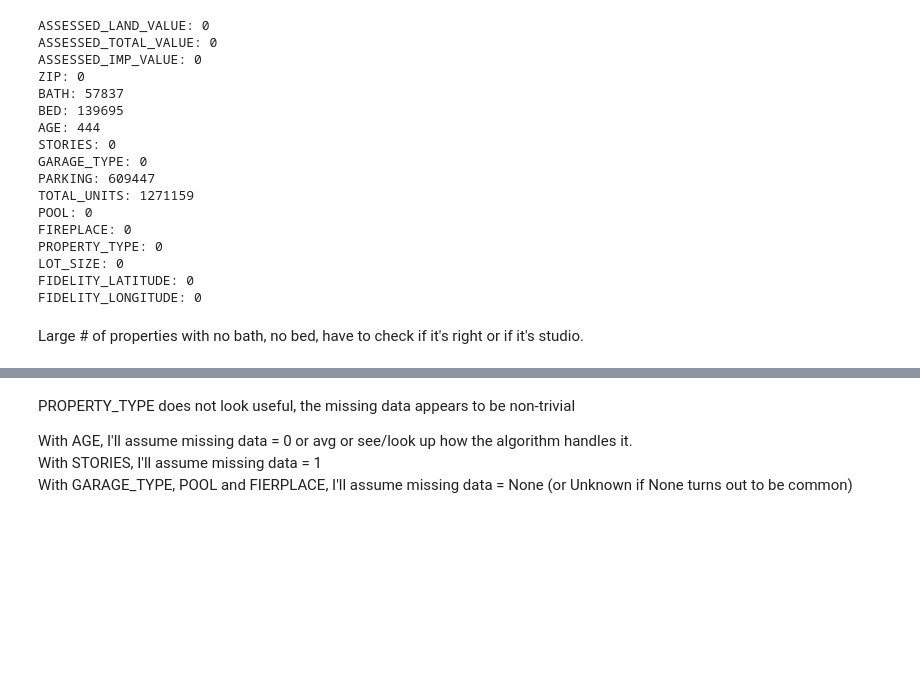
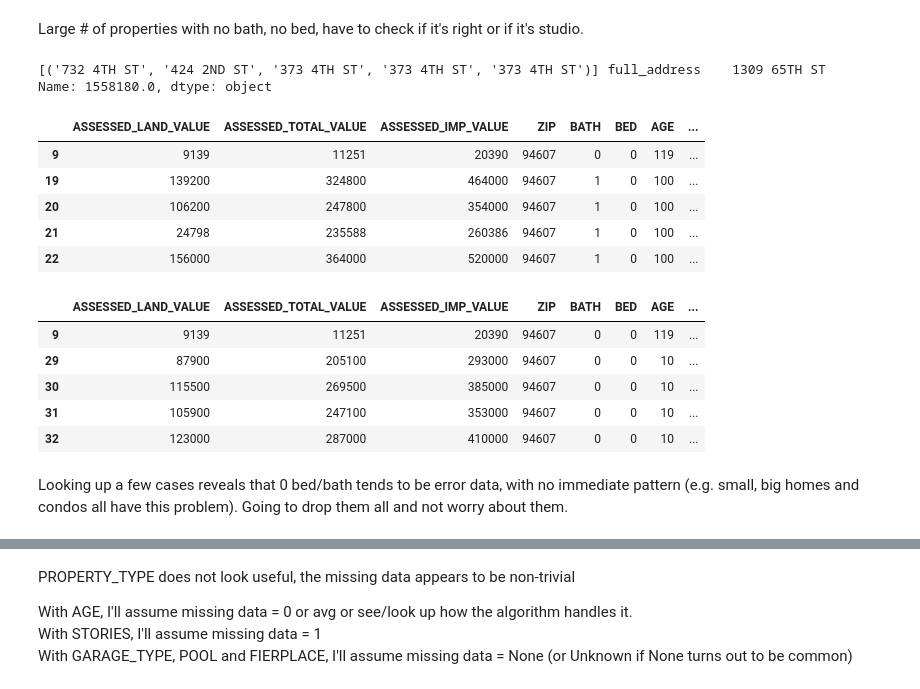
Before and after one commit to selwyth/featurehoods, a Jupyter notebook: work_sql_interface.ipynb, the cells around one changed output, grey strips where cells are left out. Cells and saved outputs as stored; diff of their text form; code cells hidden in the pictures; blank space fills up the shorter version.

```diff
--- a/work_sql_interface.ipynb
+++ b/work_sql_interface.ipynb
@@ -39,3 +47,9 @@ from sklearn.cross_validation import train_test_split
 base_l, base_s = train_test_split(base, test_size = 1000, random_state = 32)
 base_s = pd.DataFrame(base_s, columns = base.columns)
 base_s.to_csv('base_s.csv')
+# %%
+try:
+    lookup = pd.read_csv('lookup.csv', header=None, names=['full_address'])
+    print lookup.head()
+except:
+    print 'You have no access to the lookup file, which is used for troubleshooting during the exploratory phase only.'
@@ -107,23 +159,25 @@ base = base[base.ASSESSED_LAND_VALUE > 0] # remove properties with no land value
-# %%
-for i in base.columns:
-    print i + ': ' + str((base[i] == 0).sum())
-# %% [output]
-ASSESSED_LAND_VALUE: 0
-ASSESSED_TOTAL_VALUE: 0
-ASSESSED_IMP_VALUE: 0
-ZIP: 0
-BATH: 57837
-BED: 139695
-AGE: 444
-STORIES: 0
-GARAGE_TYPE: 0
-PARKING: 609447
-TOTAL_UNITS: 1271159
-POOL: 0
-FIREPLACE: 0
-PROPERTY_TYPE: 0
-LOT_SIZE: 0
-FIDELITY_LATITUDE: 0
-FIDELITY_LONGITUDE: 0
 # %% [markdown]
 Large # of properties with no bath, no bed, have to check if it's right or if it's studio.
+# %%
+print zip(lookup.iloc[9], lookup.iloc[19], lookup.iloc[20], lookup.iloc[21], lookup.iloc[22]), lookup.iloc[1558181]
+base[base.BED == 0].head()
+# %% [output]
+[('732 4TH ST', '424 2ND ST', '373 4TH ST', '373 4TH ST', '373 4TH ST')] full_address    1309 65TH ST
+Name: 1558180.0, dtype: object
+|  | ASSESSED_LAND_VALUE | ASSESSED_TOTAL_VALUE | ASSESSED_IMP_VALUE | ZIP | BATH | BED | AGE | ... |
+| 9 | 9139 | 11251 | 20390 | 94607 | 0 | 0 | 119 | ... |
+| 19 | 139200 | 324800 | 464000 | 94607 | 1 | 0 | 100 | ... |
+| 20 | 106200 | 247800 | 354000 | 94607 | 1 | 0 | 100 | ... |
+| 21 | 24798 | 235588 | 260386 | 94607 | 1 | 0 | 100 | ... |
+| 22 | 156000 | 364000 | 520000 | 94607 | 1 | 0 | 100 | ... |
+# %%
+base[base.BATH == 0].head()
+# %% [output]
+|  | ASSESSED_LAND_VALUE | ASSESSED_TOTAL_VALUE | ASSESSED_IMP_VALUE | ZIP | BATH | BED | AGE | ... |
+| 9 | 9139 | 11251 | 20390 | 94607 | 0 | 0 | 119 | ... |
+| 29 | 87900 | 205100 | 293000 | 94607 | 0 | 0 | 10 | ... |
+| 30 | 115500 | 269500 | 385000 | 94607 | 0 | 0 | 10 | ... |
+| 31 | 105900 | 247100 | 353000 | 94607 | 0 | 0 | 10 | ... |
+| 32 | 123000 | 287000 | 410000 | 94607 | 0 | 0 | 10 | ... |
+# %% [markdown]
+Looking up a few cases reveals that 0 bed/bath tends to be error data, with no immediate pattern (e.g. small, big homes and condos all have this problem). Going to drop them all and not worry about them.
```
Also changed, not shown: parts of 18 cells of this notebook, 3 other files.
